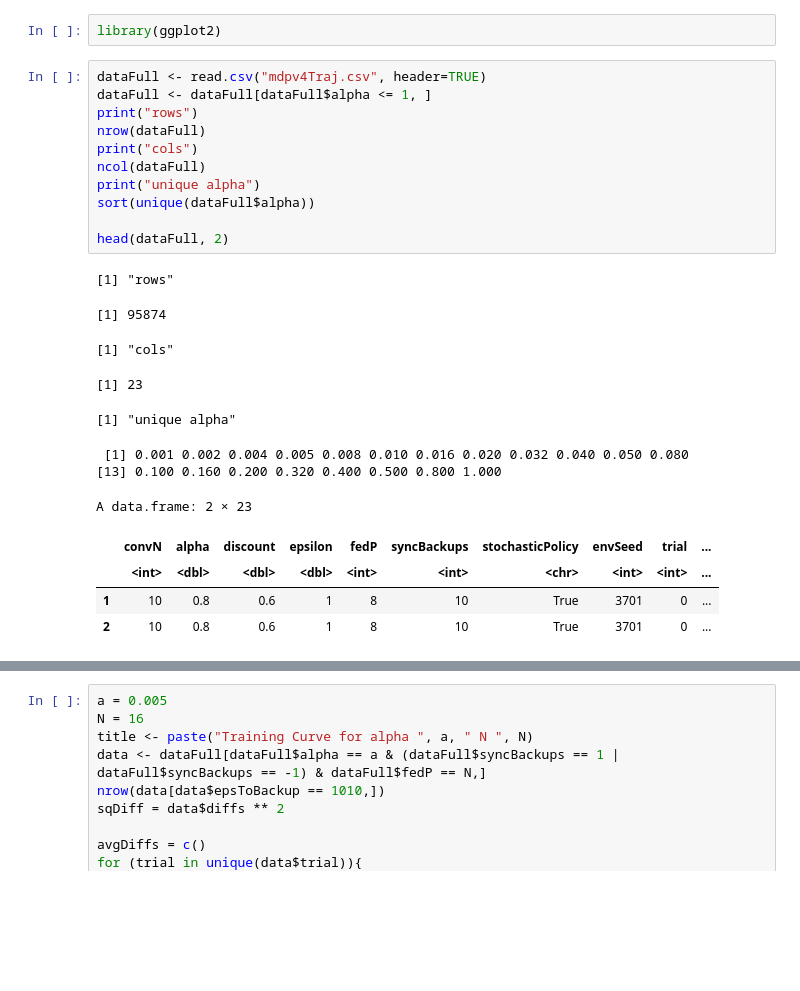
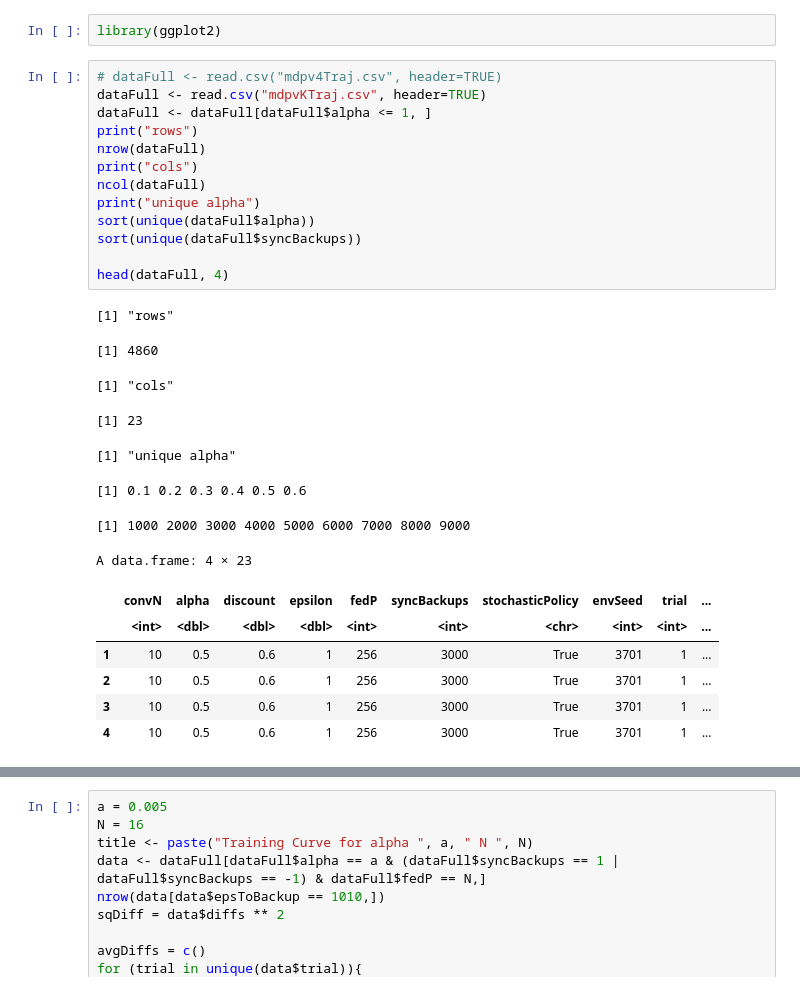
Before and after one commit to MichaelEinhorn/FederatedRL, a Jupyter notebook: trajectoriesR.ipynb, the cells around one changed output, grey strips where cells are left out. Drawn from its saved outputs; the diff is of its cells as text; blank space fills up the shorter version.

```diff
--- a/trajectoriesR.ipynb
+++ b/trajectoriesR.ipynb
@@ -1,27 +1,31 @@
 # %%
 library(ggplot2)
 # %%
-dataFull <- read.csv("mdpv4Traj.csv", header=TRUE)
+# dataFull <- read.csv("mdpv4Traj.csv", header=TRUE)
+dataFull <- read.csv("mdpvKTraj.csv", header=TRUE)
 dataFull <- dataFull[dataFull$alpha <= 1, ]
 print("rows")
 nrow(dataFull)
 print("cols")
 ncol(dataFull)
 print("unique alpha")
 sort(unique(dataFull$alpha))
+sort(unique(dataFull$syncBackups))
 
-head(dataFull, 2)
+head(dataFull, 4)
 # %% [output]
 [1] "rows"
-[1] 95874
+[1] 4860
 [1] "cols"
 [1] 23
 [1] "unique alpha"
- [1] 0.001 0.002 0.004 0.005 0.008 0.010 0.016 0.020 0.032 0.040 0.050 0.080
-[13] 0.100 0.160 0.200 0.320 0.400 0.500 0.800 1.000
+[1] 0.1 0.2 0.3 0.4 0.5 0.6
-A data.frame: 2 × 23
+[1] 1000 2000 3000 4000 5000 6000 7000 8000 9000
+A data.frame: 4 × 23
 |  | convN | alpha | discount | epsilon | fedP | syncBackups | stochasticPolicy | envSeed | trial | ... |
 |  | <int> | <dbl> | <dbl> | <dbl> | <int> | <int> | <chr> | <int> | <int> | ... |
-| 1 | 10 | 0.8 | 0.6 | 1 | 8 | 10 | True | 3701 | 0 | ... |
-| 2 | 10 | 0.8 | 0.6 | 1 | 8 | 10 | True | 3701 | 0 | ... |
+| 1 | 10 | 0.5 | 0.6 | 1 | 256 | 3000 | True | 3701 | 1 | ... |
+| 2 | 10 | 0.5 | 0.6 | 1 | 256 | 3000 | True | 3701 | 1 | ... |
+| 3 | 10 | 0.5 | 0.6 | 1 | 256 | 3000 | True | 3701 | 1 | ... |
+| 4 | 10 | 0.5 | 0.6 | 1 | 256 | 3000 | True | 3701 | 1 | ... |
 # %%
```
Also changed, not shown: parts of 2 cells of this notebook, 1 other file.
